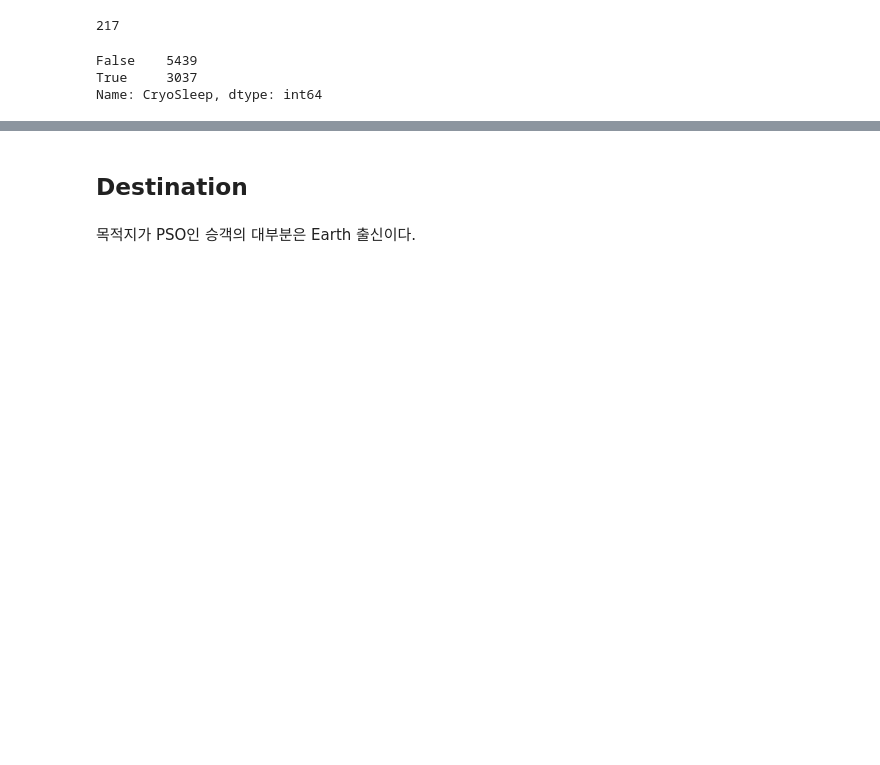
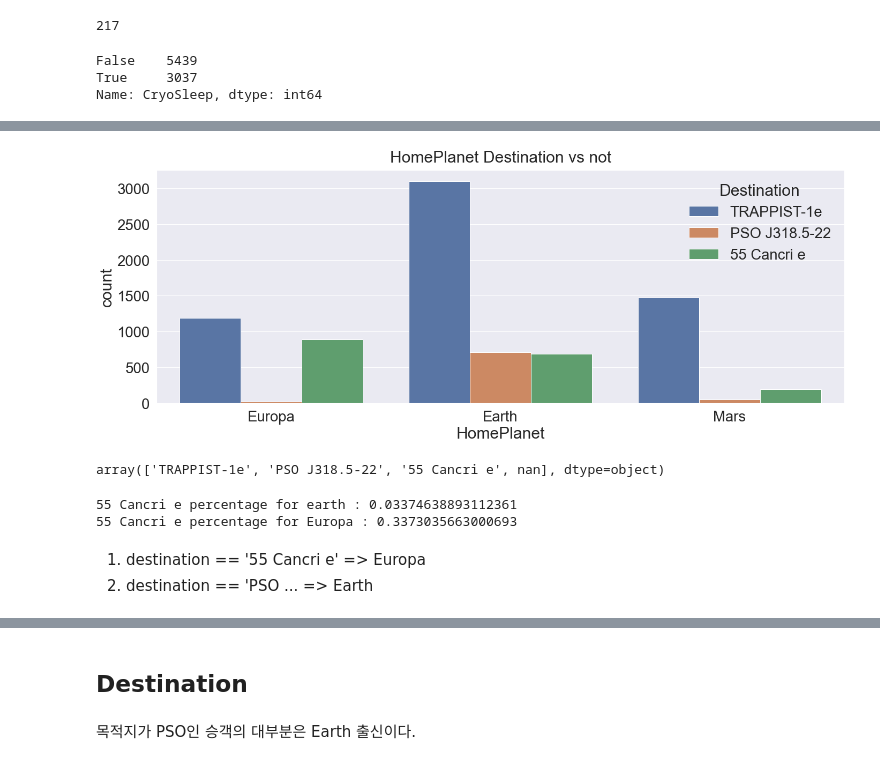
Before and after one commit to HyeonGeunY/kaggle, a Jupyter notebook: spaceship_titanic/notebooks/spaceshiptitanic-prediction.ipynb, the cells around one changed output, grey strips where cells are left out. Saved outputs shown, nothing was run; the diff lists cells and outputs as text; code cells hidden in the pictures; blank space fills up the shorter version.

```diff
--- a/spaceship_titanic/notebooks/spaceshiptitanic-prediction.ipynb
+++ b/spaceship_titanic/notebooks/spaceshiptitanic-prediction.ipynb
@@ -197,0 +245,28 @@ test = df_train.apply(fill_cryosleep_null, axis=1)
+# %%
+y_position = 1.02
+f, ax = plt.subplots(1, 1, figsize=(23, 8))
+sns.countplot("HomePlanet", hue="Destination", data=df_train, ax=ax)
+ax.set_title("HomePlanet Destination vs not", y=y_position)
+plt.subplots_adjust(wspace=0.3, hspace=0.5)
+plt.show()
+# %% [output]
+[figure, added]
+# %%
+df_train["Destination"].unique()
+# %% [output]
+array(['TRAPPIST-1e', 'PSO J318.5-22', '55 Cancri e', nan], dtype=object)
+# %%
+count_earth = df_train[(df_train["HomePlanet"] == "Earth")]["Deck"].count()
+count_europa = df_train[(df_train["HomePlanet"] == "Europa")]["Deck"].count()
+weight =  count_earth / (count_earth + count_europa)
+
+d_europa = df_train[(df_train["Destination"] == '55 Cancri e') & (df_train["HomePlanet"] == "Europa")]["Destination"].count() / df_train[(df_train["Destination"] == "55 Cancri e")]["Destination"].count() * weight
+d_earth = df_train[(df_train["Destination"] == '55 Cancri e') & (df_train["HomePlanet"] == "Mars")]["Destination"].count() / df_train[(df_train["Destination"] == "55 Cancri e")]["Destination"].count() * (1 - weight)
+print(f"55 Cancri e percentage for earth : {d_earth}")
+print(f"55 Cancri e percentage for Europa : {d_europa}")
+# %% [output]
+55 Cancri e percentage for earth : 0.03374638893112361
+55 Cancri e percentage for Europa : 0.3373035663000693
+# %% [markdown]
+1. destination == '55 Cancri e' => Europa
+2. destination == 'PSO ... => Earth
```
Also changed, not shown: parts of 17 cells of this notebook.
